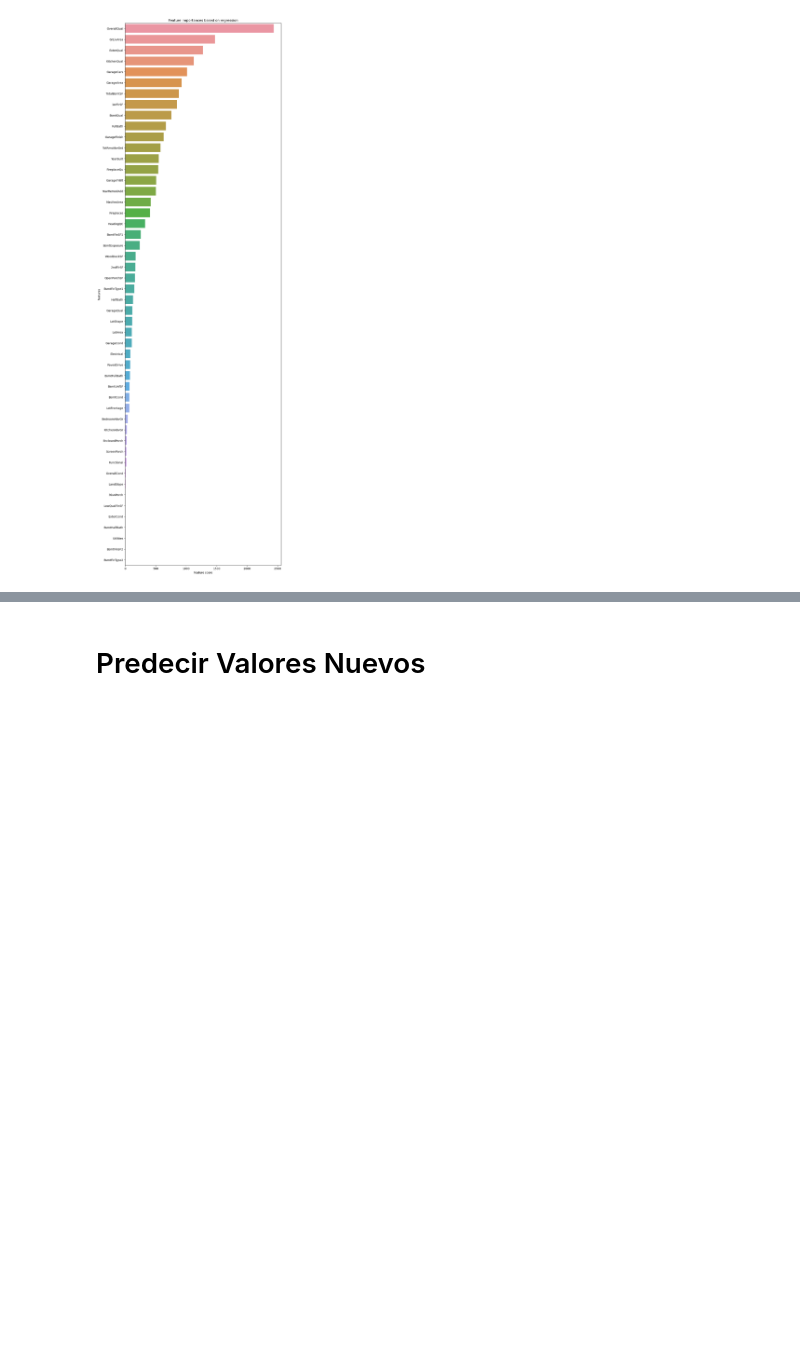
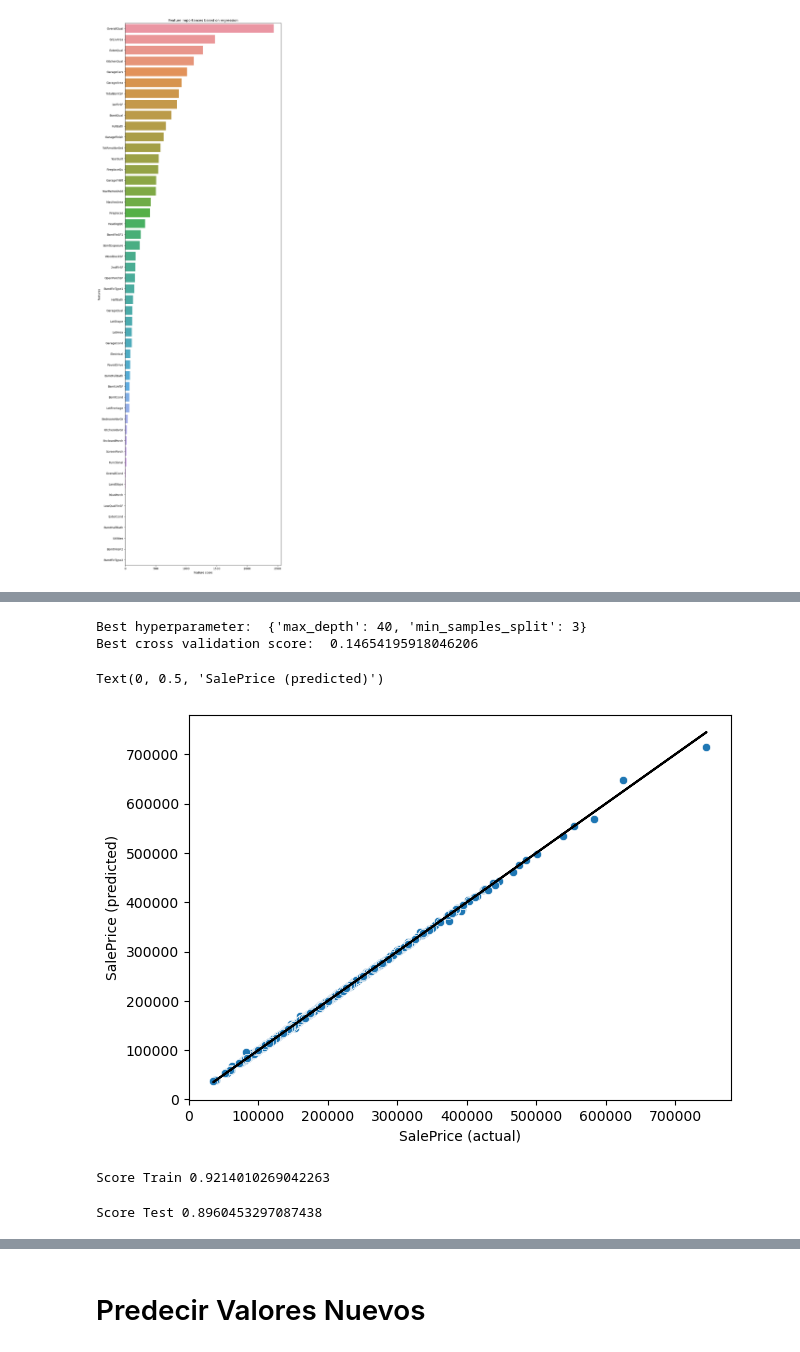
Before and after one commit to Marlon-Orrego/Analisis_Predictivo, a Jupyter notebook: Trabajo3_ValeriaMondragón_MarlonOrrego.ipynb, the cells around one changed output, grey strips where cells are left out. Drawn from its saved outputs; the diff is of its cells as text; code cells hidden in the pictures; blank space fills up the shorter version.

```diff
--- a/Trabajo3_ValeriaMondragón_MarlonOrrego.ipynb
+++ b/Trabajo3_ValeriaMondragón_MarlonOrrego.ipynb
@@ -627,0 +658,28 @@ y_train = np.exp(y_train)
+# %%
+from sklearn.ensemble import ExtraTreesRegressor
+forest = ExtraTreesRegressor(random_state=0,n_jobs=4,n_estimators=500)
+param_grid = {'min_samples_split': [2, 3, 4], 'max_depth' : [40, 50]}
+grid = GridSearchCV(forest, param_grid=param_grid, cv=5, scoring=RMSLE)
+grid.fit(X_train,y_train)
+print('Best hyperparameter: ', grid.best_params_)
+print('Best cross validation score: ', -grid.best_score_)
+# %% [output]
+Best hyperparameter:  {'max_depth': 40, 'min_samples_split': 3}
+Best cross validation score:  0.14654195918046206
+# %%
+y_pred_train_h = grid.predict(X_train)
+plt.figure(figsize=(7,5))
+sns.scatterplot(x=y_train,y=y_pred_train_h)
+plt.plot(y_train,y_train,color='k')
+plt.xlabel('SalePrice (actual)')
+plt.ylabel('SalePrice (predicted)')
+# %% [output]
+Text(0, 0.5, 'SalePrice (predicted)')
+[figure, added]
+# %%
+from sklearn.metrics import r2_score
+
+r2_train = r2_score(y_train,y_pred)
+print("Score Train",r2_train)
+# %% [output]
+Score Train 0.9214010269042263
@@ -627,0 +688,5 @@ y_train = np.exp(y_train)
+# %%
+r2_train = r2_score(y_test,y_pred_test_h)
+print("Score Test",r2_train)
+# %% [output]
+Score Test 0.8960453297087438
```
Also changed, not shown: parts of 25 cells of this notebook.
